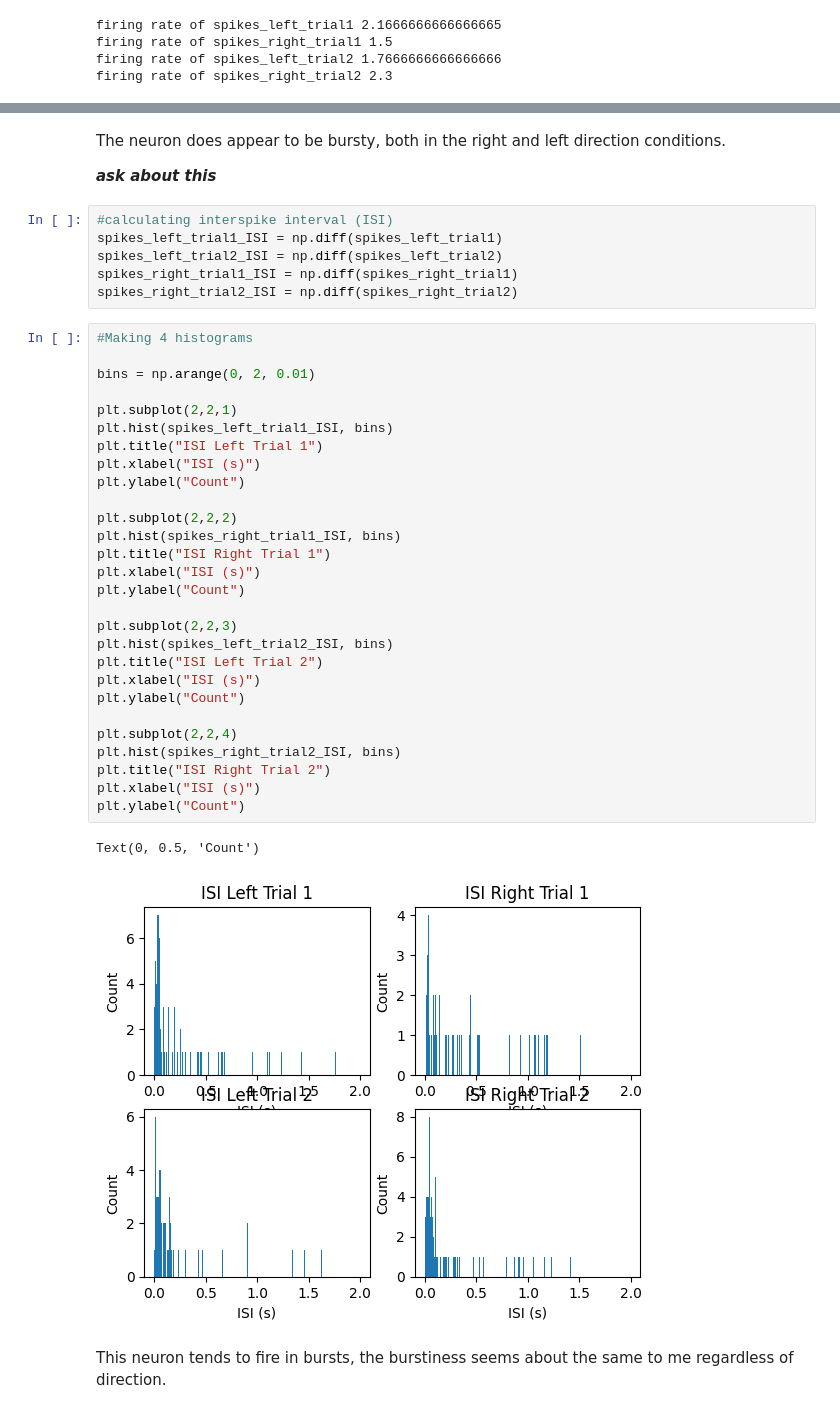
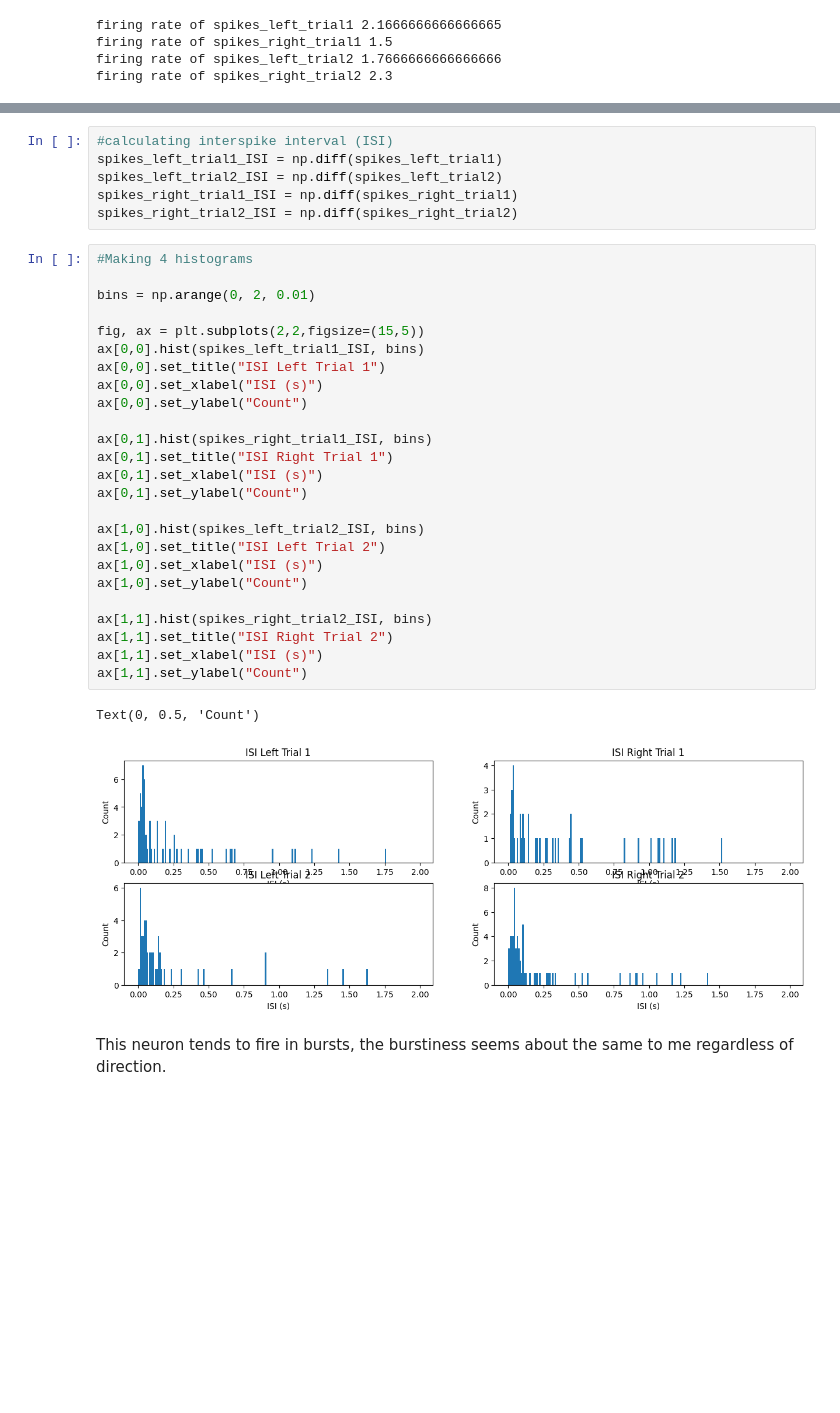
Before and after one commit to sashamontgomery/Neur-265, a Jupyter notebook: coding_homework_5.ipynb, the cells around one changed output, grey strips where cells are left out. Cells and saved outputs as stored; diff of their text form; blank space fills up the shorter version.

```diff
--- a/coding_homework_5.ipynb
+++ b/coding_homework_5.ipynb
@@ -72,7 +73,3 @@ Text(0, 0.5, 'Count')
-# %% [markdown]
-The neuron does appear to be bursty, both in the right and left direction conditions.
-
-***ask about this***
 # %%
 #calculating interspike interval (ISI)
 spikes_left_trial1_ISI = np.diff(spikes_left_trial1)
@@ -82,33 +79,30 @@ spikes_right_trial2_ISI = np.diff(spikes_right_trial2)
 # %%
 #Making 4 histograms
 
 bins = np.arange(0, 2, 0.01)
 
-plt.subplot(2,2,1)
-plt.hist(spikes_left_trial1_ISI, bins)
-plt.title("ISI Left Trial 1")
-plt.xlabel("ISI (s)")
-plt.ylabel("Count")
+fig, ax = plt.subplots(2,2,figsize=(15,5))
+ax[0,0].hist(spikes_left_trial1_ISI, bins)
+ax[0,0].set_title("ISI Left Trial 1")
+ax[0,0].set_xlabel("ISI (s)")
+ax[0,0].set_ylabel("Count")
 
-plt.subplot(2,2,2)
-plt.hist(spikes_right_trial1_ISI, bins)
-plt.title("ISI Right Trial 1")
-plt.xlabel("ISI (s)")
-plt.ylabel("Count")
+ax[0,1].hist(spikes_right_trial1_ISI, bins)
+ax[0,1].set_title("ISI Right Trial 1")
+ax[0,1].set_xlabel("ISI (s)")
+ax[0,1].set_ylabel("Count")
 
-plt.subplot(2,2,3)
-plt.hist(spikes_left_trial2_ISI, bins)
-plt.title("ISI Left Trial 2")
-plt.xlabel("ISI (s)")
-plt.ylabel("Count")
+ax[1,0].hist(spikes_left_trial2_ISI, bins)
+ax[1,0].set_title("ISI Left Trial 2")
+ax[1,0].set_xlabel("ISI (s)")
+ax[1,0].set_ylabel("Count")
 
-plt.subplot(2,2,4)
-plt.hist(spikes_right_trial2_ISI, bins)
-plt.title("ISI Right Trial 2")
-plt.xlabel("ISI (s)")
-plt.ylabel("Count")
+ax[1,1].hist(spikes_right_trial2_ISI, bins)
+ax[1,1].set_title("ISI Right Trial 2")
+ax[1,1].set_xlabel("ISI (s)")
+ax[1,1].set_ylabel("Count")
 # %% [output]
 Text(0, 0.5, 'Count')
-[figure, old version]
+[figure, new version]
 # %% [markdown]
 This neuron tends to fire in bursts, the burstiness seems about the same to me regardless of direction.
```
Also changed, not shown: parts of 8 cells of this notebook.
